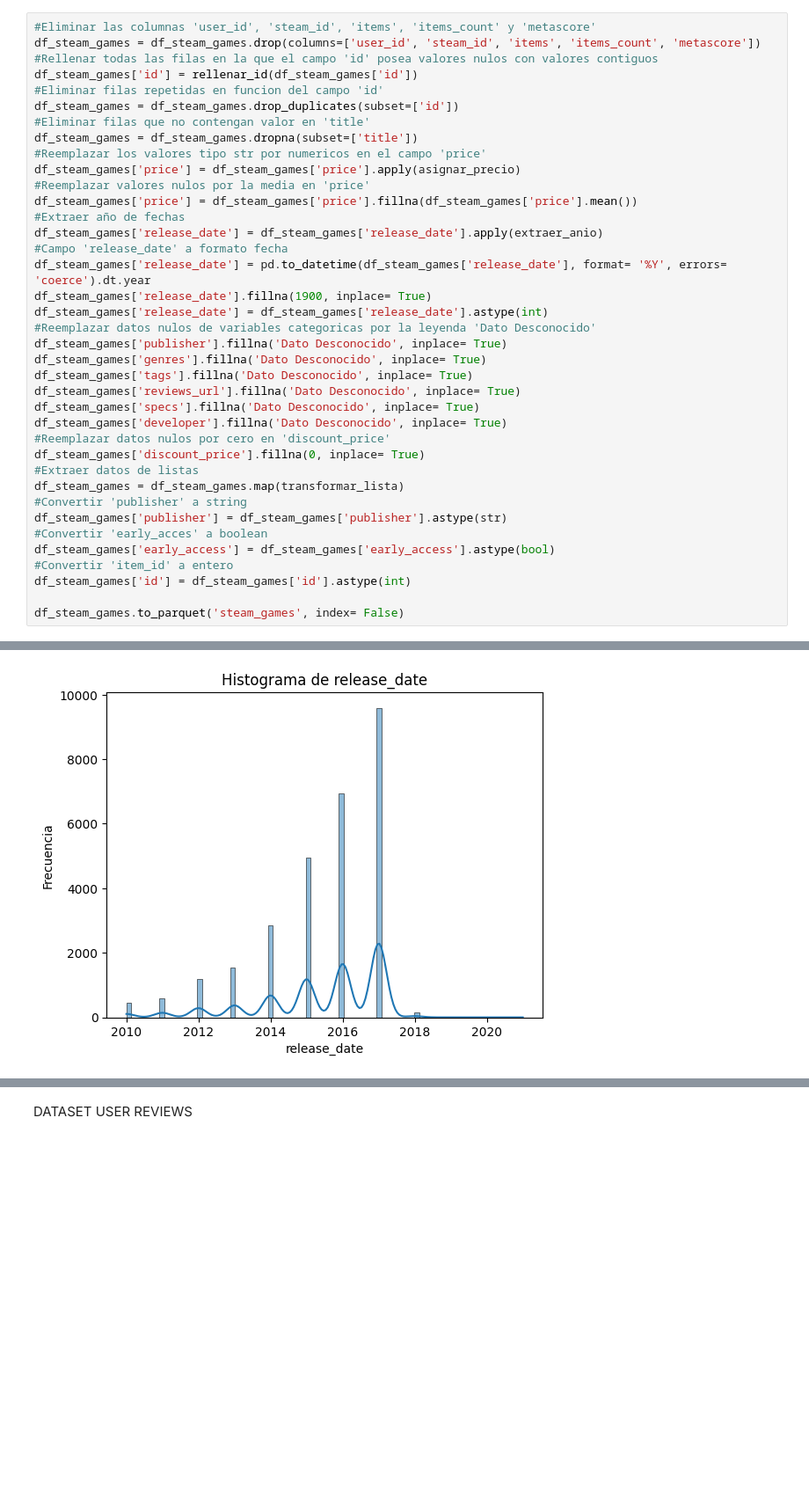
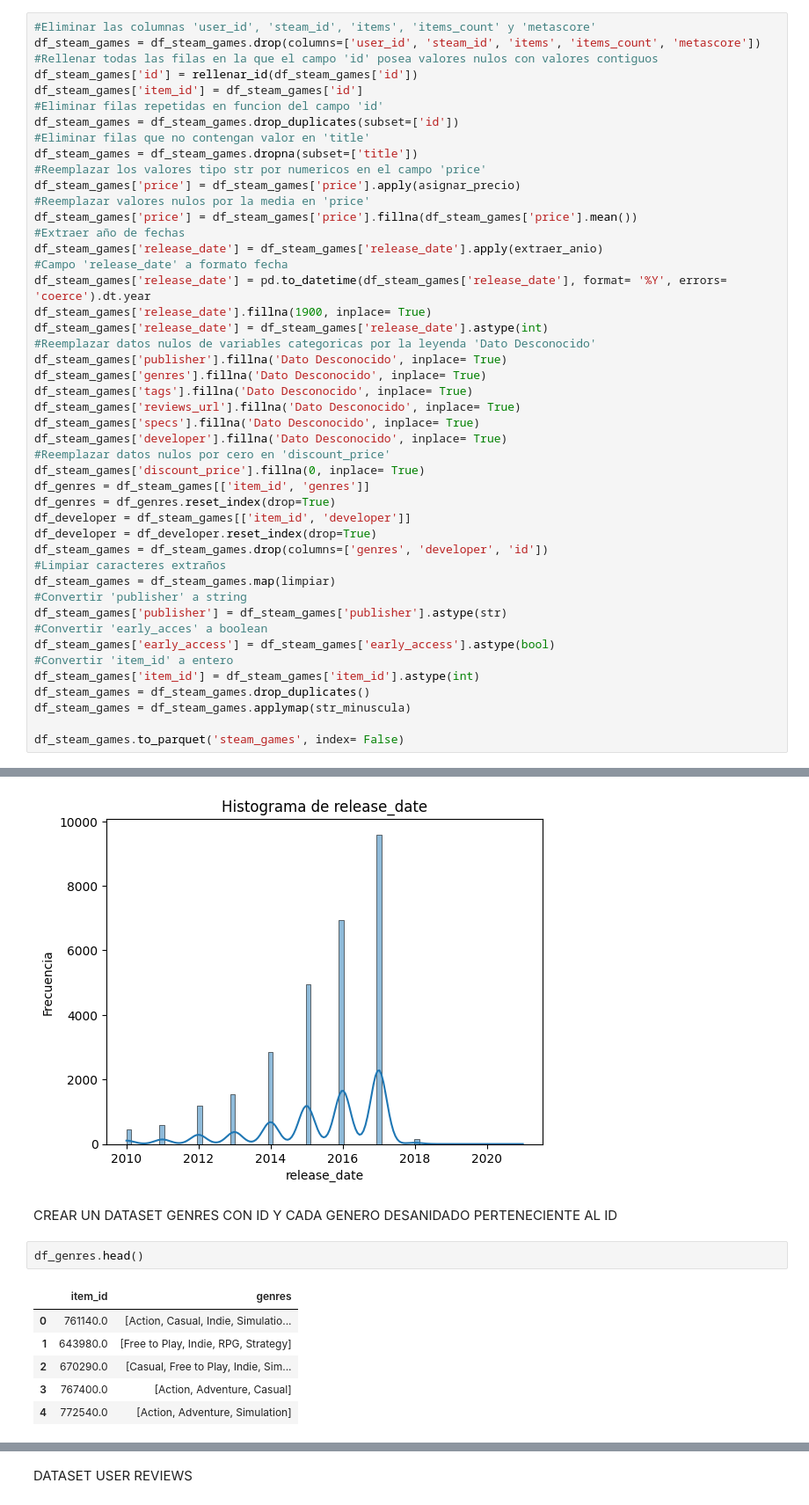
Before and after one commit to emadu161189/PI_01_STEAM, a Jupyter notebook: ETL_EDA.ipynb, the cells around one changed output, grey strips where cells are left out. Shown at 88% size. Drawn from its saved outputs; the diff is of its cells as text; blank space fills up the shorter version.

```diff
--- a/ETL_EDA.ipynb
+++ b/ETL_EDA.ipynb
@@ -324,6 +355,7 @@ ETL DF STEAM GAMES
 df_steam_games = df_steam_games.drop(columns=['user_id', 'steam_id', 'items', 'items_count', 'metascore'])
 #Rellenar todas las filas en la que el campo 'id' posea valores nulos con valores contiguos
 df_steam_games['id'] = rellenar_id(df_steam_games['id'])
+df_steam_games['item_id'] = df_steam_games['id']
 #Eliminar filas repetidas en funcion del campo 'id'
 df_steam_games = df_steam_games.drop_duplicates(subset=['id'])
 #Eliminar filas que no contengan valor en 'title'
@@ -347,14 +379,21 @@ df_steam_games['specs'].fillna('Dato Desconocido', inplace= True)
 df_steam_games['developer'].fillna('Dato Desconocido', inplace= True)
 #Reemplazar datos nulos por cero en 'discount_price'
 df_steam_games['discount_price'].fillna(0, inplace= True)
-#Extraer datos de listas
-df_steam_games = df_steam_games.map(transformar_lista)
+df_genres = df_steam_games[['item_id', 'genres']]
+df_genres = df_genres.reset_index(drop=True)
+df_developer = df_steam_games[['item_id', 'developer']]
+df_developer = df_developer.reset_index(drop=True)
+df_steam_games = df_steam_games.drop(columns=['genres', 'developer', 'id'])
+#Limpiar caracteres extraños
+df_steam_games = df_steam_games.map(limpiar)
 #Convertir 'publisher' a string
 df_steam_games['publisher'] = df_steam_games['publisher'].astype(str)
 #Convertir 'early_acces' a boolean
 df_steam_games['early_access'] = df_steam_games['early_access'].astype(bool)
 #Convertir 'item_id' a entero
-df_steam_games['id'] = df_steam_games['id'].astype(int)
+df_steam_games['item_id'] = df_steam_games['item_id'].astype(int)
+df_steam_games = df_steam_games.drop_duplicates()
+df_steam_games = df_steam_games.applymap(str_minuscula)
 
 df_steam_games.to_parquet('steam_games', index= False)
 # %% [markdown]
@@ -477,3 +500,14 @@ histograma(df_steam_games, 'price')
 histograma(df_steam_games, 'release_date')
 # %% [output]
 [figure]
+# %% [markdown]
+CREAR UN DATASET GENRES CON ID Y CADA GENERO DESANIDADO PERTENECIENTE AL ID
+# %%
+df_genres.head()
+# %% [output]
+|  | item_id | genres |
+| 0 | 761140.0 | [Action, Casual, Indie, Simulatio... |
+| 1 | 643980.0 | [Free to Play, Indie, RPG, Strategy] |
+| 2 | 670290.0 | [Casual, Free to Play, Indie, Sim... |
+| 3 | 767400.0 | [Action, Adventure, Casual] |
+| 4 | 772540.0 | [Action, Adventure, Simulation] |
```
Also changed, not shown: parts of 27 cells of this notebook, 7 other files.
